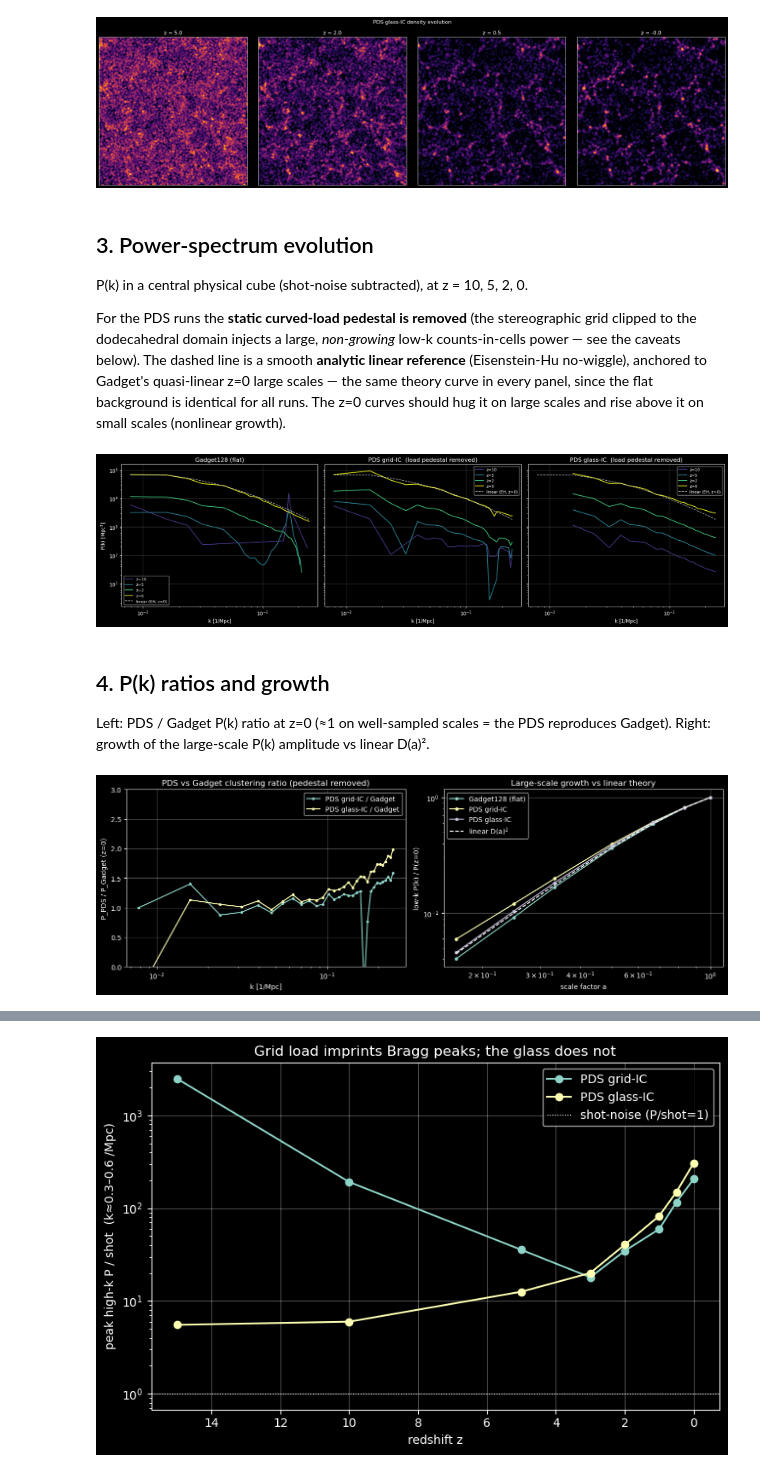
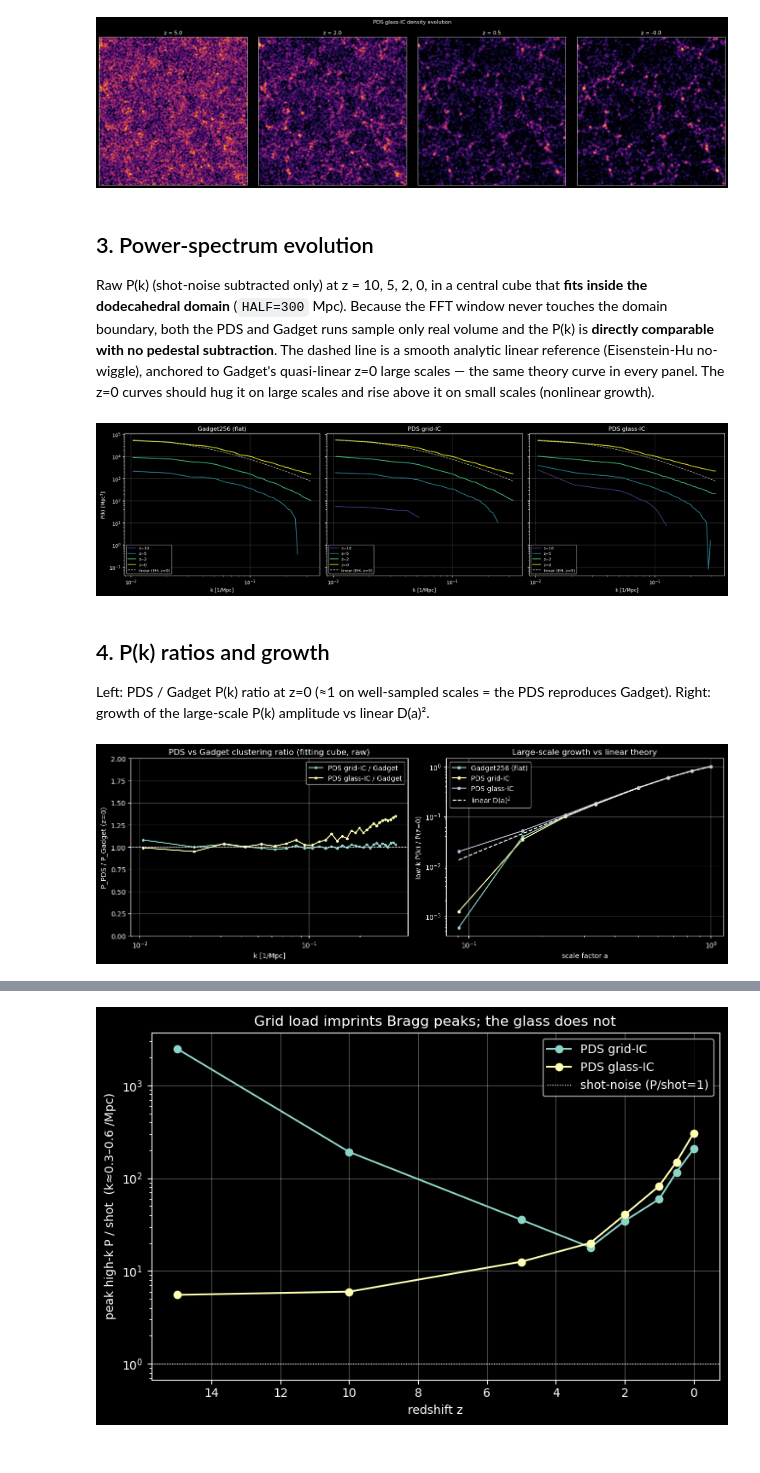
Before and after one commit to eltevo/StePS, a Jupyter notebook: tools/Visualization/Gadget_vs_PDS_comparison.ipynb, the cells around one changed output, grey strips where cells are left out. Drawn from its saved outputs; the diff is of its cells as text; code cells hidden in the pictures.

Commit message:
gadget256 compare

```diff
--- a/tools/Visualization/Gadget_vs_PDS_comparison.ipynb
+++ b/tools/Visualization/Gadget_vs_PDS_comparison.ipynb
@@ -34,11 +37,22 @@ OM, OL, HUB = 0.3106, 0.6894, 0.67702
 R_CURV  = 3100.0           # PDS curvature radius [Mpc]
 A_START = 1.0/32.0         # z = 31
 
-# runs. The two PDS runs are identical (256^3, discrete S^3/I* spectrum n=12,20, LCDM)
-# EXCEPT the unperturbed particle load: a rectangular stereographic GRID (test256disc) vs a
-# reverse-gravity GLASS (test256glass). Gadget128 is the flat T^3 reference.
+# P(k) analysis cube half-width [Mpc]. It MUST fit inside the dodecahedral fundamental
+# domain (inradius ~491 Mpc at the faces, vertices ~608 Mpc). half=300 -> the cube corner
+# sits at 300*sqrt(3) = 520 Mpc, verified 100% inside for the PDS runs (and trivially for
+# the periodic Gadget box). Then BOTH runs sample only real, fully-populated volume, the
+# dodecahedral boundary never enters the FFT window, and the large low-k "pedestal" (a pure
+# survey-window/mask artifact) never arises -- so NO first-snapshot subtraction is needed.
+# The old half=400 cube poked ~7% of its volume (the corners) out into vacuum, and it was
+# that hard-edged empty shape, convolved into the FFT, that produced the ~4x low-k excess.
+HALF = 300.0
+
+# runs. All three are 256^3, seed 137, LCDM, 1200 Mpc, z_start=31 -- a matched-resolution
+# set. Gadget256 is the flat T^3 reference (PMGRID=256). The two PDS runs add the discrete
+# S^3/I* spectrum (n=12,20) and differ ONLY in the unperturbed particle load: a rectangular
+# stereographic GRID (test256disc) vs a reverse-gravity GLASS (test256glass).
 RUNS = {
-    'Gadget128 (flat)':  dict(dir='/scratch/csabai/gadget128_flat', kind='gadget', w=3),
+    'Gadget256 (flat)':  dict(dir='/scratch/csabai/gadget256_flat', kind='gadget', w=3),
     'PDS grid-IC':       dict(dir='/scratch/csabai/test256disc',    kind='pds',    w=4),
     'PDS glass-IC':      dict(dir='/scratch/csabai/test256glass',   kind='pds',    w=4),
 }
@@ -129,16 +138,15 @@ Same physical region (central 600 Mpc, 40 Mpc slab), same colour scale.
 plt.style.use('dark_background')
 fig, axes = plt.subplots(1, len(RUNS), figsize=(6*len(RUNS), 6.2))
 for ax, (name, run) in zip(axes, RUNS.items()):
-    if run['kind'] == 'pds':
-        x, z = load_for_gadget_match(run, IDX_OF[0])
-    else:
-        x, z = load_phys(run, IDX_OF[0])
+    # matched frame for ALL runs: PDS in stereographic coords, Gadget L/2-shifted onto the
+    # same origin -> the three panels show the SAME structures (shared seed-137 realization),
+    # now at matched 256^3 resolution so it is a particle-for-particle comparison.
+    x, z = load_for_gadget_match(run, IDX_OF[0])
     d = np.log10(density_slice(x)+0.5)
-    # per-panel scaling so the web is clearly visible despite the 128 vs 256 resolution difference
     ax.imshow(d, origin='lower', extent=[-300,300,-300,300], cmap='inferno',
               vmin=np.percentile(d,40), vmax=np.percentile(d,99.7))
     ax.set_title('%s   z=%.1f' % (name, z), fontsize=13)
     ax.set_xlabel('x [Mpc]'); ax.set_ylabel('y [Mpc]')
-fig.suptitle('Projected density (central 600 Mpc slice, 40 Mpc thick)', y=1.02)
+fig.suptitle('Projected density — matched frame & resolution (256³, central 600 Mpc slice, 40 Mpc thick)', y=1.02)
 plt.tight_layout(); plt.show()
 # %% [output]
@@ -160,54 +168,49 @@ plt.tight_layout(); plt.show()
 [figure]
 # %% [markdown]
 ## 3. Power-spectrum evolution
-P(k) in a central physical cube (shot-noise subtracted), at z = 10, 5, 2, 0.
-
-For the PDS runs the **static curved-load pedestal is removed** (the stereographic grid
-clipped to the dodecahedral domain injects a large, *non-growing* low-k counts-in-cells
-power — see the caveats below). The dashed line is a smooth **analytic linear reference**
-(Eisenstein-Hu no-wiggle), anchored to Gadget's quasi-linear z=0 large scales — the same
-theory curve in every panel, since the flat background is identical for all runs. The z=0
-curves should hug it on large scales and rise above it on small scales (nonlinear growth).
+Raw P(k) (shot-noise subtracted only) at z = 10, 5, 2, 0, in a central cube that **fits
+inside the dodecahedral domain** (`HALF=300` Mpc). Because the FFT window never touches the
+domain boundary, both the PDS and Gadget runs sample only real volume and the P(k) is
+**directly comparable with no pedestal subtraction**. The dashed line is a smooth analytic
+linear reference (Eisenstein-Hu no-wiggle), anchored to Gadget's quasi-linear z=0 large
+scales — the same theory curve in every panel. The z=0 curves should hug it on large scales
+and rise above it on small scales (nonlinear growth).
 # %%
 def Pk_lin_EH(k, Om0=OM, Ob0=0.0486, h=HUB, ns=0.9665, Tcmb=2.7255):
     # Eisenstein-Hu 1998 no-wiggle linear P(k) shape (arbitrary norm); k in 1/Mpc
     theta = Tcmb/2.7; omh2 = Om0*h*h; obh2 = Ob0*h*h
     s = 44.5*np.log(9.83/omh2)/np.sqrt(1+10*obh2**0.75)
     a = 1 - 0.328*np.log(431*omh2)*(Ob0/Om0) + 0.38*np.log(22.3*omh2)*(Ob0/Om0)**2
     Geff = Om0*h*(a + (1-a)/(1+(0.43*k*s)**4))
     q = (k/h)*theta**2/Geff
     C0 = 14.2 + 731.0/(1+62.5*q); L0 = np.log(2*np.e + 1.8*q)
     T = L0/(L0 + C0*q*q)
     return k**ns * T**2
 
 z_show = [10, 5, 2, 0]
 colors = plt.cm.viridis(np.linspace(0.15, 0.95, len(z_show)))
 fig, axes = plt.subplots(1, len(RUNS), figsize=(6*len(RUNS), 5), sharex=True, sharey=True)
 pk_cache = {}
 
-# static curved-load pedestal template for each PDS run (Gadget: none)
-peds = {name: (pds_pedestal(run) if run['kind'] == 'pds' else None) for name, run in RUNS.items()}
-
 # smooth analytic linear reference (Eisenstein-Hu), anchored to Gadget's quasi-linear z=0
 # large scales -- same theory curve in every panel (identical flat background for all runs).
 gname    = next(n for n, r in RUNS.items() if r['kind'] == 'gadget')
 kg0, Pg0 = clustering_pk(RUNS[gname], IDX_OF[0])
 Plin     = Pk_lin_EH(kg0)
-anc      = kg0 < 0.03
+anc      = kg0 < 0.04
 Plin    *= np.nanmean(Pg0[anc]) / np.nanmean(Plin[anc])
 
 for ax, (name, run) in zip(axes, RUNS.items()):
     for z, c in zip(z_show, colors):
-        k, P = clustering_pk(run, IDX_OF[z], ped=peds[name])
+        k, P = clustering_pk(run, IDX_OF[z])   # raw P(k) in the fitting cube -- no subtraction
         pk_cache[(name, z)] = (k, P)
         ok = P > 0; ax.loglog(k[ok], P[ok], color=c, lw=1.6, label='z=%g' % z)
     ax.loglog(kg0, Plin, 'w--', lw=1.2, alpha=0.7, label='linear (EH, z=0)')
-    tag = '  (load pedestal removed)' if run['kind'] == 'pds' else ''
-    ax.set_title(name + tag); ax.set_xlabel('k [1/Mpc]'); ax.grid(alpha=0.2); ax.legend(fontsize=8)
+    ax.set_title(name); ax.set_xlabel('k [1/Mpc]'); ax.grid(alpha=0.2); ax.legend(fontsize=8)
 axes[0].set_ylabel('P(k) [Mpc$^3$]')
 plt.tight_layout(); plt.show()
 # %% [output]
-[figure, old version]
+[figure, new version]
 # %% [markdown]
 ## 4. P(k) ratios and growth
 Left: PDS / Gadget P(k) ratio at z=0 (≈1 on well-sampled scales = the PDS reproduces Gadget).
@@ -217,34 +220,34 @@ fig, (axr, axg) = plt.subplots(1, 2, figsize=(13, 4.6))
 gname     = next(n for n, r in RUNS.items() if r['kind'] == 'gadget')
 pds_names = [n for n, r in RUNS.items() if r['kind'] == 'pds']
 
-# left: PDS/Gadget clustering ratio at z=0 (pedestal already removed in pk_cache)
+# left: PDS/Gadget clustering ratio at z=0 (raw P(k), fitting cube -> no subtraction)
 kg, Pg = pk_cache[(gname, 0)]
 for name in pds_names:
     kp, Pp = pk_cache[(name, 0)]
     n = min(len(Pg), len(Pp))
     r = Pp[:n]/np.where(Pg[:n] > 0, Pg[:n], np.nan)
     axr.semilogx(kg[:n], r, marker='o', ms=3, label=name + ' / Gadget')
-axr.axhline(1, color='w', lw=0.8, ls=':'); axr.set_ylim(0, 3)
+axr.axhline(1, color='w', lw=0.8, ls=':'); axr.set_ylim(0, 2)
 axr.set_xlabel('k [1/Mpc]'); axr.set_ylabel('P_PDS / P_Gadget (z=0)')
-axr.legend(); axr.grid(alpha=0.3); axr.set_title('PDS vs Gadget clustering ratio (pedestal removed)')
+axr.legend(); axr.grid(alpha=0.3); axr.set_title('PDS vs Gadget clustering ratio (fitting cube, raw)')
 
-# right: large-scale growth vs linear D(a)^2 (start at z=5; subtracted z=10 is ~pure noise)
-zs = [5, 3, 2, 1, 0.5, 0.2, 0]
+# right: large-scale growth vs linear D(a)^2
+zs = [10, 5, 3, 2, 1, 0.5, 0.2, 0]
 for name, run in RUNS.items():
     amp = []
     for z in zs:
         if (name, z) in pk_cache: k, P = pk_cache[(name, z)]
-        else: k, P = clustering_pk(run, IDX_OF[z], ped=peds.get(name))
+        else: k, P = clustering_pk(run, IDX_OF[z])
         nlow = max(1, len(P)//4); amp.append(np.nanmean(np.where(P[:nlow] > 0, P[:nlow], np.nan)))
     amp = np.array(amp); a = np.array([1/(1+z) for z in zs])
     axg.loglog(a, amp/amp[-1], marker='o', ms=4, label=name)
-aa = np.linspace(1/6.0, 1, 50)
+aa = np.linspace(1/11.0, 1, 50)
 axg.loglog(aa, (np.array([Dgrow(x) for x in aa])/Dgrow(1.0))**2, 'w--', label='linear D(a)$^2$')
 axg.set_xlabel('scale factor a'); axg.set_ylabel('low-k P(k) / P(z=0)')
 axg.legend(); axg.grid(alpha=0.3); axg.set_title('Large-scale growth vs linear theory')
 plt.tight_layout(); plt.show()
 # %% [output]
-[figure, old version]
+[figure, new version]
 # %% [markdown]
 ## 5. Grid load vs glass load — the high-k lattice imprint
 
```
Also changed, not shown: parts of 7 cells of this notebook, 2 other files.
